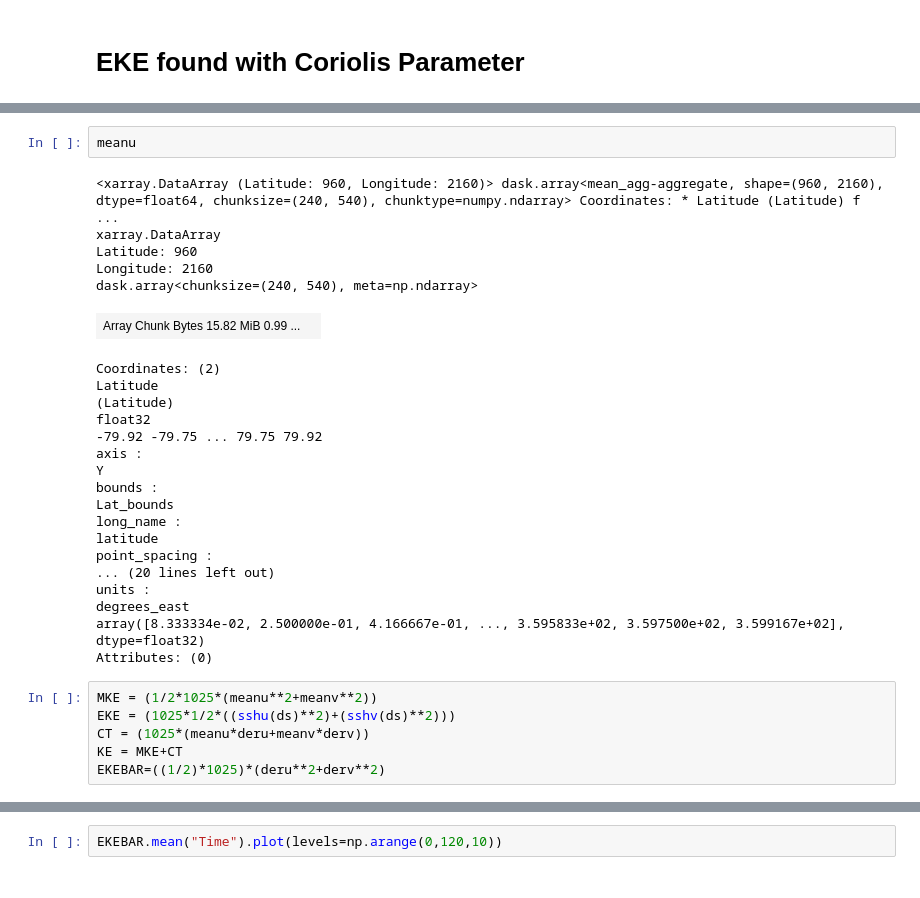
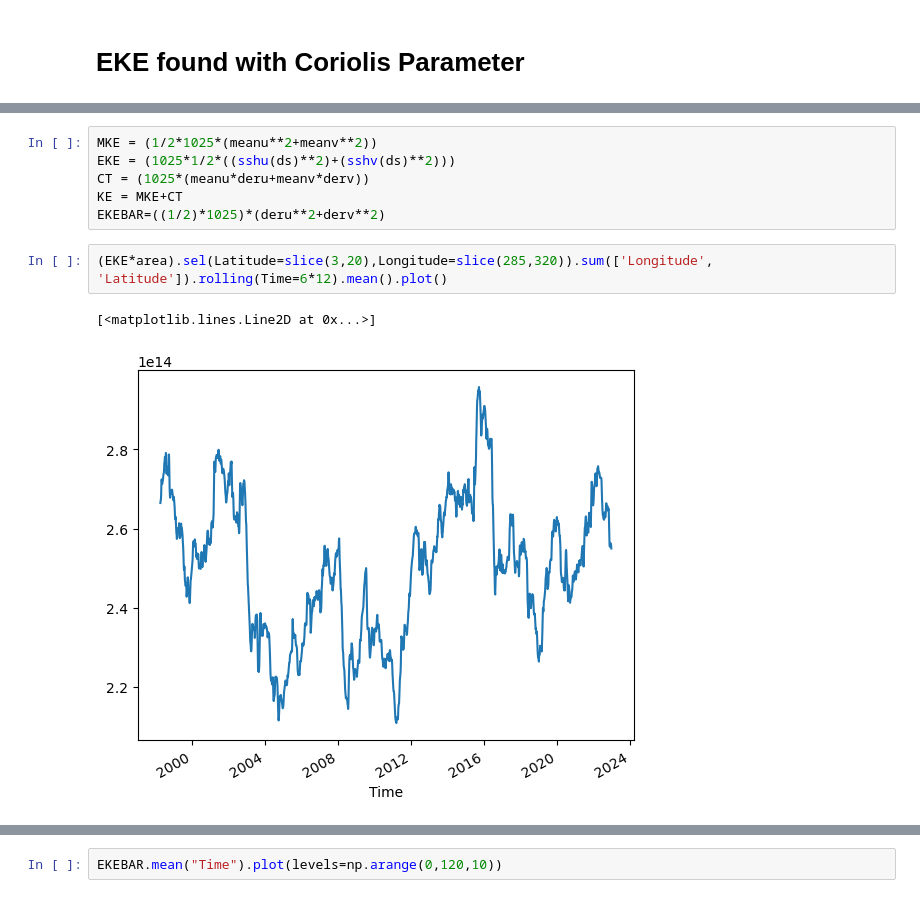
Before and after one commit to Septute/EKE, a Jupyter notebook: SSHMAIN.ipynb, the cells around one changed output, grey strips where cells are left out. Drawn from its saved outputs; the diff is of its cells as text.

Commit message:
Added in area off coast of Brazil

```diff
--- a/SSHMAIN.ipynb
+++ b/SSHMAIN.ipynb
@@ -273,32 +246,11 @@ Attributes: (0)
-# %%
-meanu
-# %% [output]
-<xarray.DataArray (Latitude: 960, Longitude: 2160)> dask.array<mean_agg-aggregate, shape=(960, 2160), dtype=float64, chunksize=(240, 540), chunktype=numpy.ndarray> Coordinates: * Latitude (Latitude) f ...
-xarray.DataArray
-Latitude: 960
-Longitude: 2160
-dask.array<chunksize=(240, 540), meta=np.ndarray>
-| Array Chunk Bytes 15.82 MiB 0.99 ... |  |
-Coordinates: (2)
-Latitude
-(Latitude)
-float32
--79.92 -79.75 ... 79.75 79.92
-axis :
-Y
-bounds :
-Lat_bounds
-long_name :
-latitude
-point_spacing :
-... (20 lines left out)
-units :
-degrees_east
-array([8.333334e-02, 2.500000e-01, 4.166667e-01, ..., 3.595833e+02, 3.597500e+02, 3.599167e+02], dtype=float32)
-Attributes: (0)
 # %%
 MKE = (1/2*1025*(meanu**2+meanv**2))
 EKE = (1025*1/2*((sshu(ds)**2)+(sshv(ds)**2)))
 CT = (1025*(meanu*deru+meanv*derv))
 KE = MKE+CT
 EKEBAR=((1/2)*1025)*(deru**2+derv**2)
+# %%
+(EKE*area).sel(Latitude=slice(3,20),Longitude=slice(285,320)).sum(['Longitude', 'Latitude']).rolling(Time=6*12).mean().plot()
+# %% [output]
+[<matplotlib.lines.Line2D at 0x...>]
+[figure, added]
```
Also changed, not shown: parts of 4 cells of this notebook.
